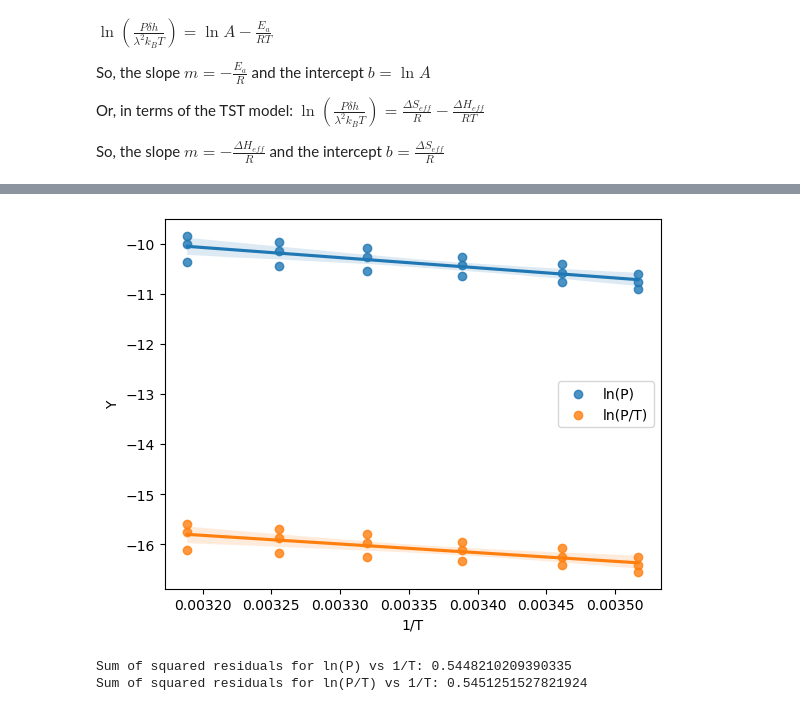
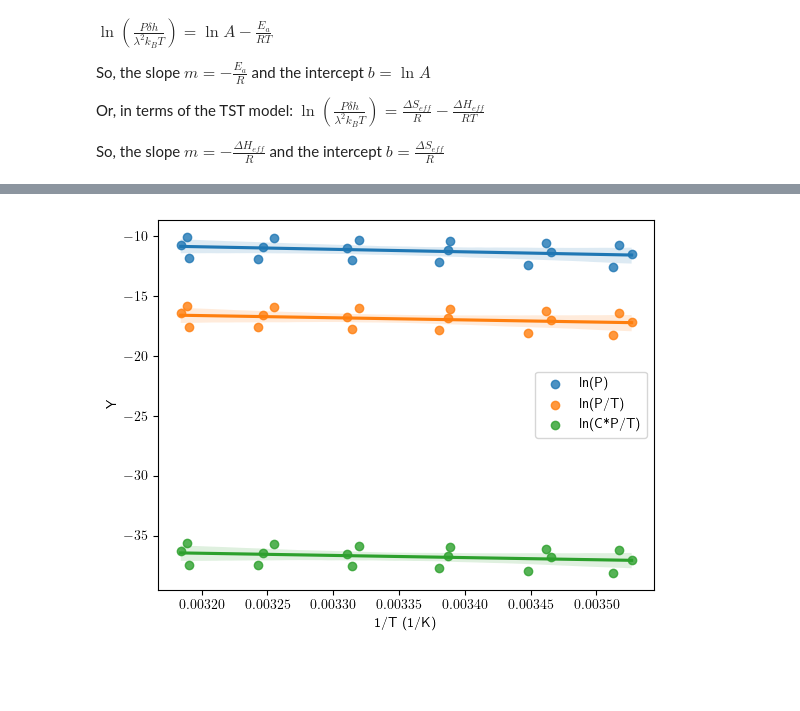
Before and after one commit to schwinns/eyring_model, a Jupyter notebook: experimental_barriers.ipynb, the cells around one changed output, grey strips where cells are left out. Saved outputs shown, nothing was run; the diff lists cells and outputs as text; code cells hidden in the pictures; blank space fills up the shorter version.

Commit message:
redo the experimental analysis with bootstrapped errors

```diff
--- a/experimental_barriers.ipynb
+++ b/experimental_barriers.ipynb
@@ -1,23 +1,24 @@
 # %%
-from eyring_model import *
 import numpy as np
 import matplotlib.pyplot as plt
-from tqdm import tqdm
 import statsmodels.api as sm
 import pandas as pd
 import seaborn as sns
+import scipy
 
 # some constants
 kB = 1.380649 * 10**-23    # Boltzmann (m^2 kg / s^2 K)
 h = 6.62607 * 10**-34      # Planck (m^2 kg / s)
 R = 1.9858775 * 10**-3     # universal gas (kcal / mol K)
+
+plt.rcParams['text.usetex'] = True
 # %%
 # read in the experimental data
-df = pd.read_csv('experimental_data.csv')
+df = pd.read_csv('csv_data/experimental_data.csv')
+
 df1 = df[df['system'] == 'NaCl (NF270)']
-T = df1['T (K)']
-P_experiment = df1['ave B (m/sec)']
-P_std = df1['SD B']
+df2 = df[df['system'] == 'NaF (NF270)'].reset_index(drop=True)
+df3 = df[df['system'] == 'NaCl (RO)'].reset_index(drop=True)
 
 # make some guesses on parameters
 delta = 200 # 200 Angstrom thickness
@@ -157,22 +260,16 @@ Prediction for 305 K: -36.72
 # %%
 # plot the linear fits
-df['1/T'] = 1/df['T (K)']
-df['ln(P)'] = np.log(P_experiment)
-df['ln(P/T)'] = np.log(P_experiment/T)
-df['ln(CP/T)'] = np.log(P_experiment*delta*h/lam**2/kB/T)
+df['1/T (1/K)'] = 1/df['T (K)']
+df['ln(P)'] = np.log(df['ave B (m/sec)'])
+df['ln(P/T)'] = np.log(df['ave B (m/sec)'] / df['T (K)'])
+df['ln(CP/T)'] = np.log(df['ave B (m/sec)']*delta*h/lam**2/kB/df['T (K)'])
 
 fig, ax = plt.subplots(1,1)
-sns.regplot(x='1/T', y='ln(P)', data=df, ax=ax, label='ln(P)', ci=95)
-sns.regplot(x='1/T', y='ln(P/T)', data=df, ax=ax, label='ln(P/T)', ci=95)
-# sns.regplot(x='1/T', y='ln(CP/T)', data=df, ax=ax, label='ln(C*P/T)')
+sns.regplot(x='1/T (1/K)', y='ln(P)', data=df, ax=ax, label='ln(P)', ci=95)
+sns.regplot(x='1/T (1/K)', y='ln(P/T)', data=df, ax=ax, label='ln(P/T)', ci=95)
+sns.regplot(x='1/T (1/K)', y='ln(CP/T)', data=df, ax=ax, label='ln(C*P/T)')
 
 plt.ylabel('Y')
 plt.legend();
 # %% [output]
-[figure, old version]
+[figure, new version]
-# %%
-print(f'Sum of squared residuals for ln(P) vs 1/T: {results1.ssr}')
-print(f'Sum of squared residuals for ln(P/T) vs 1/T: {results2.ssr}')
-# %% [output]
-Sum of squared residuals for ln(P) vs 1/T: 0.5448210209390335
-Sum of squared residuals for ln(P/T) vs 1/T: 0.5451251527821924
```
Also changed, not shown: parts of 17 cells of this notebook, 11 other files.
